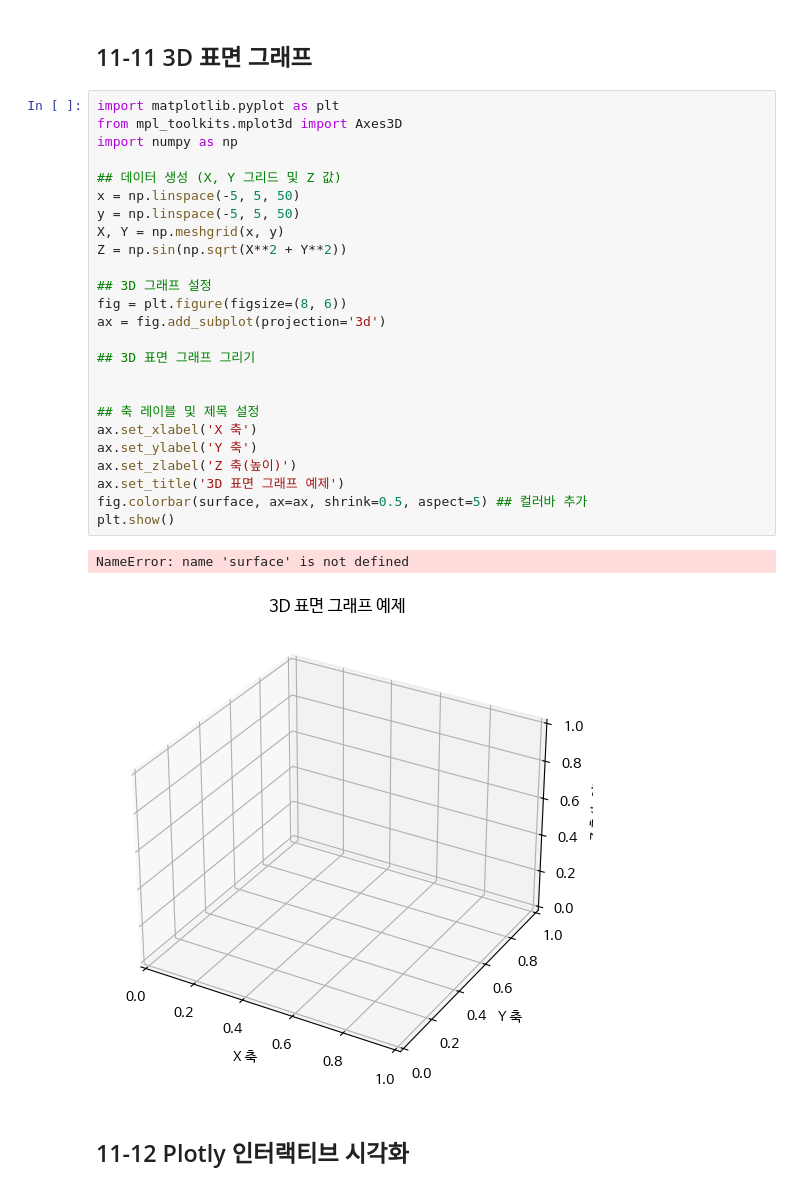
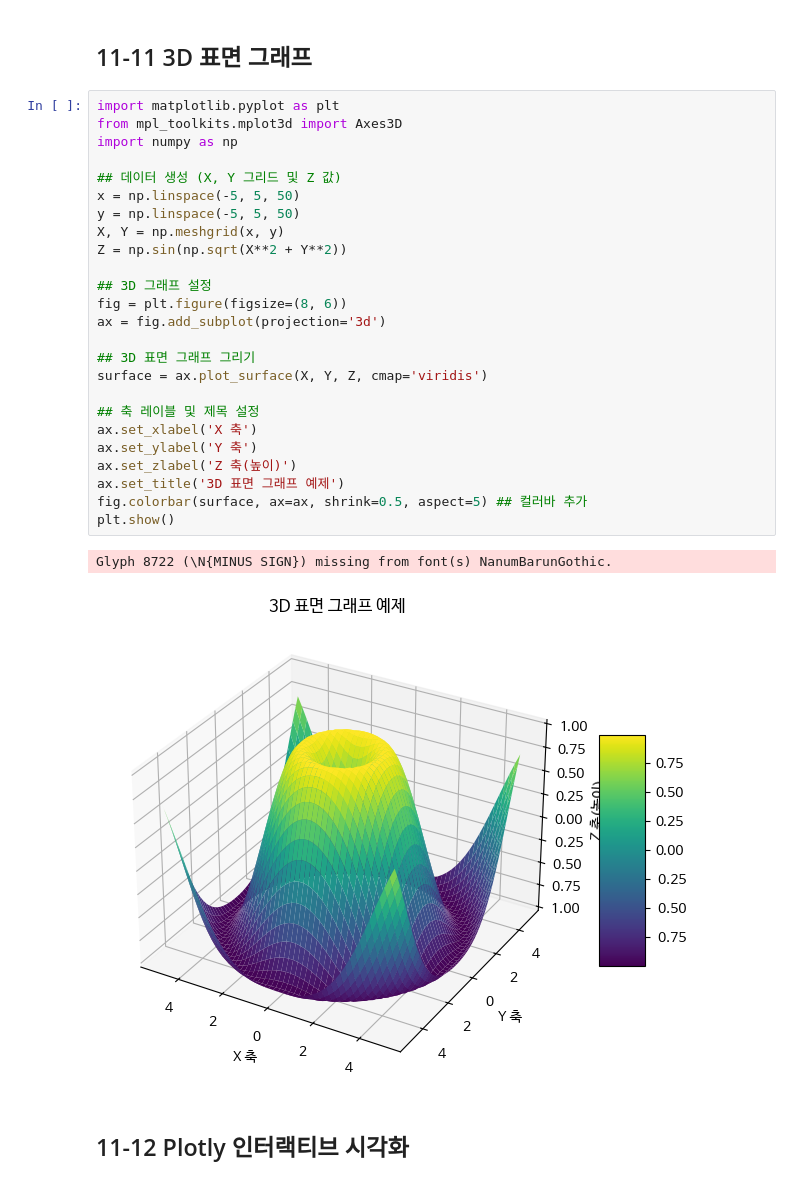
Before and after one commit to Dayeong-Hwang/Data-Analysis-with-Open-Source, a Jupyter notebook: 오픈소스_데이터_분석_11강.ipynb, the cells around one changed output. Cells and saved outputs as stored; diff of their text form.

```diff
--- a/오픈소스_데이터_분석_11강.ipynb
+++ b/오픈소스_데이터_분석_11강.ipynb
@@ -303,31 +303,31 @@ plt.show()
 # %%
 import matplotlib.pyplot as plt
 from mpl_toolkits.mplot3d import Axes3D
 import numpy as np
 
 ## 데이터 생성 (X, Y 그리드 및 Z 값)
 x = np.linspace(-5, 5, 50)
 y = np.linspace(-5, 5, 50)
 X, Y = np.meshgrid(x, y)
 Z = np.sin(np.sqrt(X**2 + Y**2))
 
 ## 3D 그래프 설정
 fig = plt.figure(figsize=(8, 6))
 ax = fig.add_subplot(projection='3d')
 
 ## 3D 표면 그래프 그리기
-
+surface = ax.plot_surface(X, Y, Z, cmap='viridis')
 
 ## 축 레이블 및 제목 설정
 ax.set_xlabel('X 축')
 ax.set_ylabel('Y 축')
 ax.set_zlabel('Z 축(높이)')
 ax.set_title('3D 표면 그래프 예제')
 fig.colorbar(surface, ax=ax, shrink=0.5, aspect=5) ## 컬러바 추가
 plt.show()
 # %% [output]
-NameError: name 'surface' is not defined
+Glyph 8722 (\N{MINUS SIGN}) missing from font(s) NanumBarunGothic.
-[figure, old version]
+[figure, new version]
 # %% [markdown]
 ## 11-12 Plotly 인터랙티브 시각화
 # %%
```
Also changed, not shown: parts of 1 cell of this notebook.
